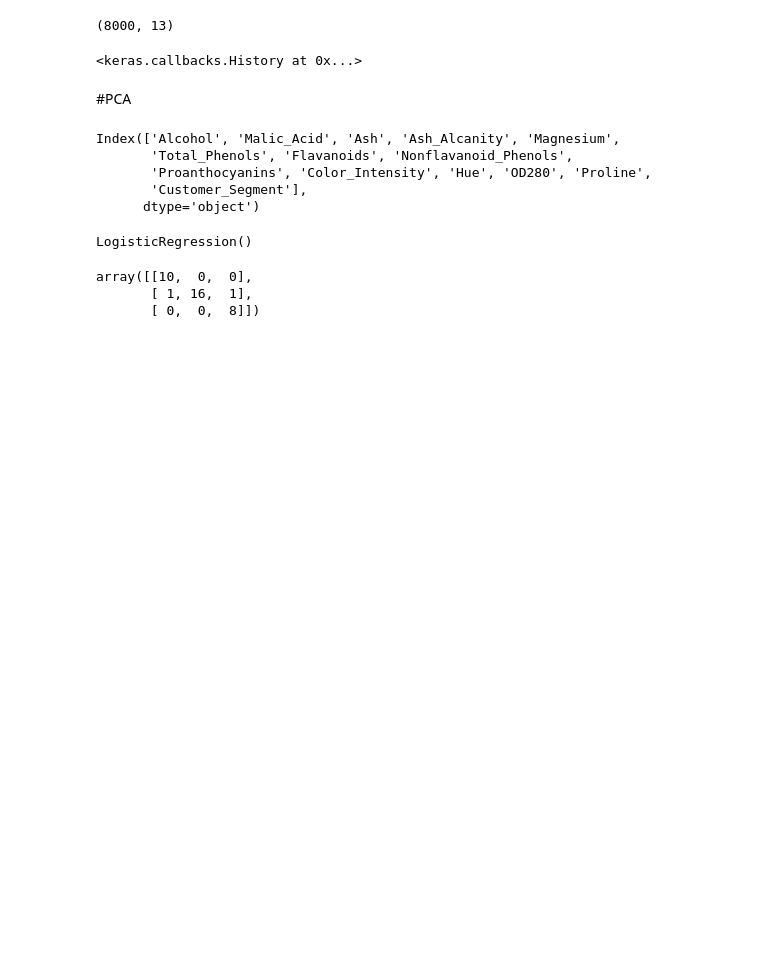
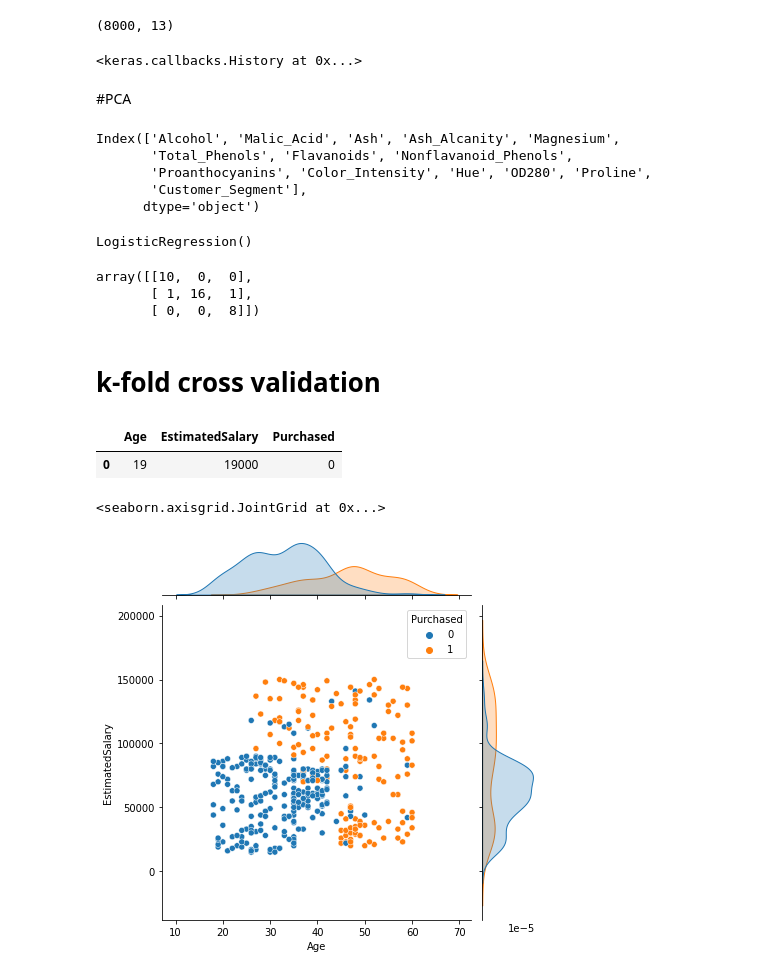
Before and after one commit to kozz84/Udemy, a Jupyter notebook: Machine_Learning_A_Z.ipynb, the cells around one changed output. Drawn from its saved outputs; the diff is of its cells as text; code cells hidden in the pictures; blank space fills up the shorter version.

```diff
--- a/Machine_Learning_A_Z.ipynb
+++ b/Machine_Learning_A_Z.ipynb
@@ -1227,3 +1227,17 @@ confusion_matrix(y_test,y_pred)
 array([[10,  0,  0],
        [ 1, 16,  1],
        [ 0,  0,  8]])
+# %% [markdown]
+# k-fold cross validation
+# %%
+data = pd.read_csv('/content/drive/MyDrive/Machine Learning A-Z/Part 10 - Model Selection _ Boosting/Section 48 - Model Selection/Python/Social_Network_Ads.csv')
+# %%
+data.head(1)
+# %% [output]
+|  | Age | EstimatedSalary | Purchased |
+| 0 | 19 | 19000 | 0 |
+# %%
+sns.jointplot(data=data,x='Age',y='EstimatedSalary',hue='Purchased')
+# %% [output]
+<seaborn.axisgrid.JointGrid at 0x...>
+[figure, added]
```
Also changed, not shown: parts of 25 cells of this notebook.
